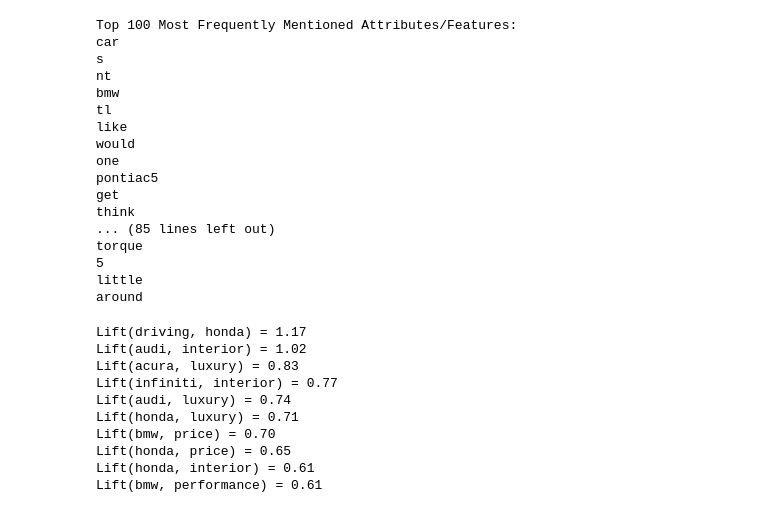
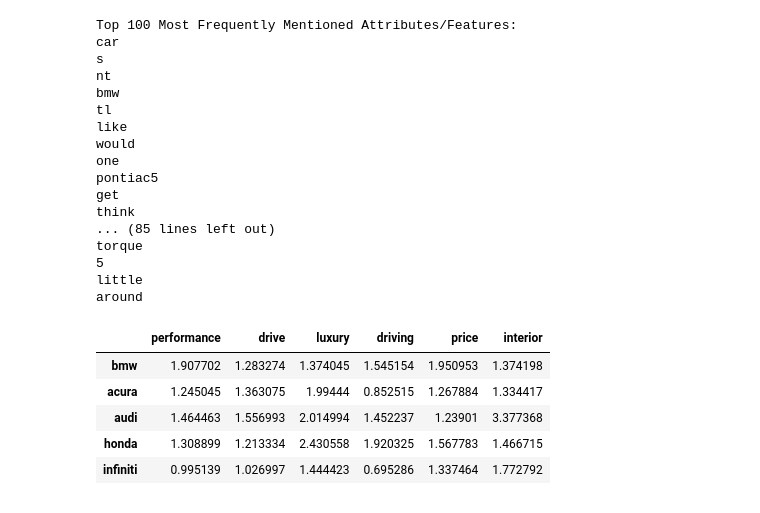
Before and after one commit to MayankG96/edmunds-brand-association, a Jupyter notebook: final.ipynb, the cells around one changed output. Saved outputs shown, nothing was run; the diff lists cells and outputs as text; code cells hidden in the pictures.

```diff
--- a/final.ipynb
+++ b/final.ipynb
@@ -708,17 +726,12 @@ little
 around
 # %%
 attributes=["performance","drive","luxury","driving","price","interior"]
-top_10_lift=calculate_lift_ratios_between_lists(df,top_10_list[:5], attributes)
-for (brand1, brand2), lift_ratio in top_10_lift[:10]:
-    print(f'Lift({brand1}, {brand2}) = {lift_ratio:.2f}')
+top_10_lift,lift_ratios=calculate_lift_ratios_between_lists(df,top_10_list[:5], attributes,30)
+top_10_lift
 # %% [output]
-Lift(driving, honda) = 1.17
-Lift(audi, interior) = 1.02
-Lift(acura, luxury) = 0.83
-Lift(infiniti, interior) = 0.77
-Lift(audi, luxury) = 0.74
-Lift(honda, luxury) = 0.71
-Lift(bmw, price) = 0.70
-Lift(honda, price) = 0.65
-Lift(honda, interior) = 0.61
-Lift(bmw, performance) = 0.61
+|  | performance | drive | luxury | driving | price | interior |
+| bmw | 1.907702 | 1.283274 | 1.374045 | 1.545154 | 1.950953 | 1.374198 |
+| acura | 1.245045 | 1.363075 | 1.99444 | 0.852515 | 1.267884 | 1.334417 |
+| audi | 1.464463 | 1.556993 | 2.014994 | 1.452237 | 1.23901 | 3.377368 |
+| honda | 1.308899 | 1.213334 | 2.430558 | 1.920325 | 1.567783 | 1.466715 |
+| infiniti | 0.995139 | 1.026997 | 1.444423 | 0.695286 | 1.337464 | 1.772792 |
```
Also changed, not shown: parts of 10 cells of this notebook.
